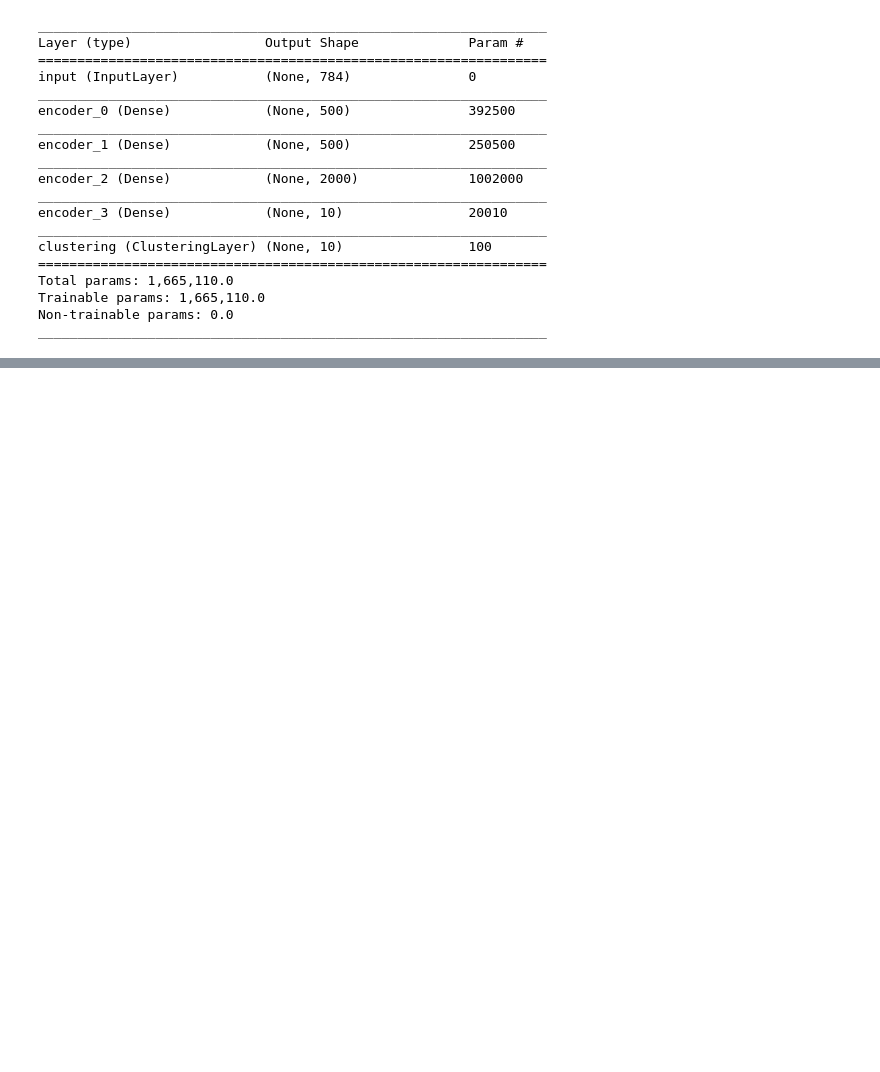
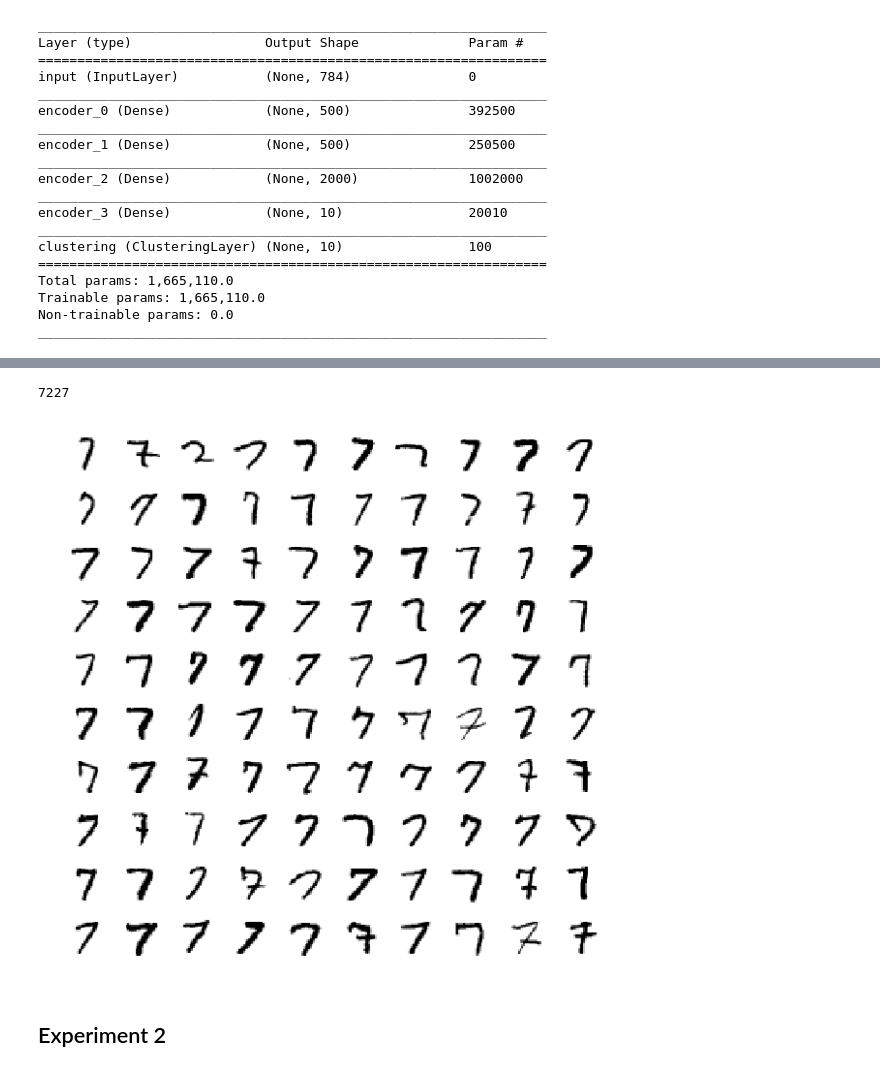
Before and after one commit to dwright04/machine_augmented_classification, a Jupyter notebook: notebooks/Unsupervised_Deep_Embedding_Clustering_for_Zooniverse.ipynb, the cells around one changed output, grey strips where cells are left out. Cells and saved outputs as stored; diff of their text form; code cells hidden in the pictures; blank space fills up the shorter version.

```diff
--- a/notebooks/Unsupervised_Deep_Embedding_Clustering_for_Zooniverse.ipynb
+++ b/notebooks/Unsupervised_Deep_Embedding_Clustering_for_Zooniverse.ipynb
@@ -123,0 +215,7 @@ The above gives our Unsupervised benchmark accuracy of 87.55% on the entire MNIS
+# %%
+plotCluster(y_pred, 2, x, 28, limit=100)
+# %% [output]
+7227
+[figure, added]
+# %% [markdown]
+## Experiment 2
```
Also changed, not shown: parts of 27 cells of this notebook.
